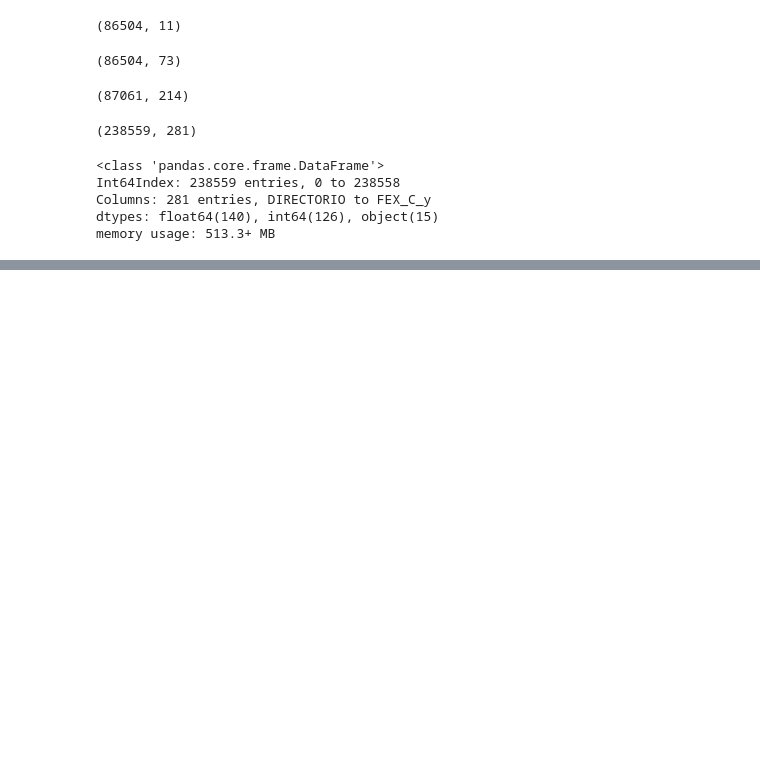
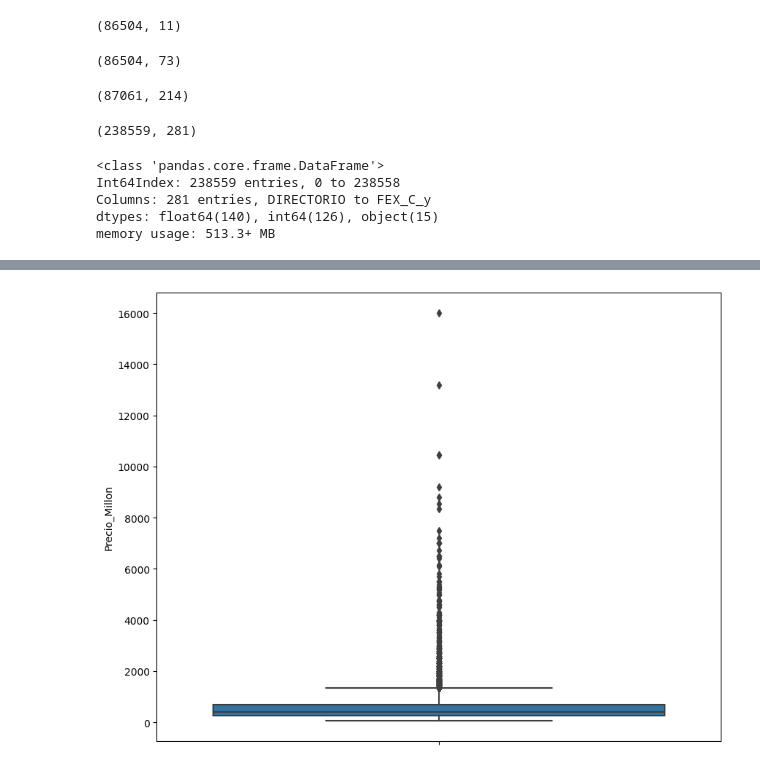
Before and after one commit to andresinpa/InmersionDatos_Alura, a Jupyter notebook: Aula1Alura.ipynb, the cells around one changed output, grey strips where cells are left out. Saved outputs shown, nothing was run; the diff lists cells and outputs as text; code cells hidden in the pictures; blank space fills up the shorter version.

```diff
--- a/Aula1Alura.ipynb
+++ b/Aula1Alura.ipynb
@@ -580,0 +715,3 @@ memory usage: 513.3+ MB
+# %%
+datos_tratados = datos.groupby('NOMBRE_ESTRATO')[['CONJUNTO_CERRADO','INSEGURIDAD','TERMINALES_BUS','BARES_DISCO','RUIDO','OSCURO_PELIGROSO','SALARIO_MES','TIENE_ESCRITURA','PERDIDA_TRABAJO_C19','PERDIDA_INGRESOS_C19','PLANES_ADQUIRIR_VIVIENDA']].mean()
+datos_tratados
@@ -580,0 +749,3 @@ memory usage: 513.3+ MB
+# %%
+datos_ml = pd.merge(inmuebles,datos_tratados, left_on='UPZ', right_on='NOMBRE_ESTRATO', how='left')
+datos_ml.info()
@@ -580,0 +770,3 @@ memory usage: 513.3+ MB
+# %%
+upz = pd.read_csv('/content/drive/MyDrive/otros/archivos-dane/cod_upz.csv')
+upz.head()
@@ -580,0 +780,3 @@ memory usage: 513.3+ MB
+# %%
+datos_ml = pd.merge(datos_ml, upz, left_on='UPZ', right_on='NOMBRE_ESTRATO', how='inner')
+datos_ml.head()
@@ -580,0 +815,6 @@ memory usage: 513.3+ MB
+# %%
+plt.figure(figsize=(10,8))
+sns.boxplot(data=datos_ml, y='Precio_Millon')
+plt.show()
+# %% [output]
+[figure, added]
```
Also changed, not shown: parts of 38 cells of this notebook.
